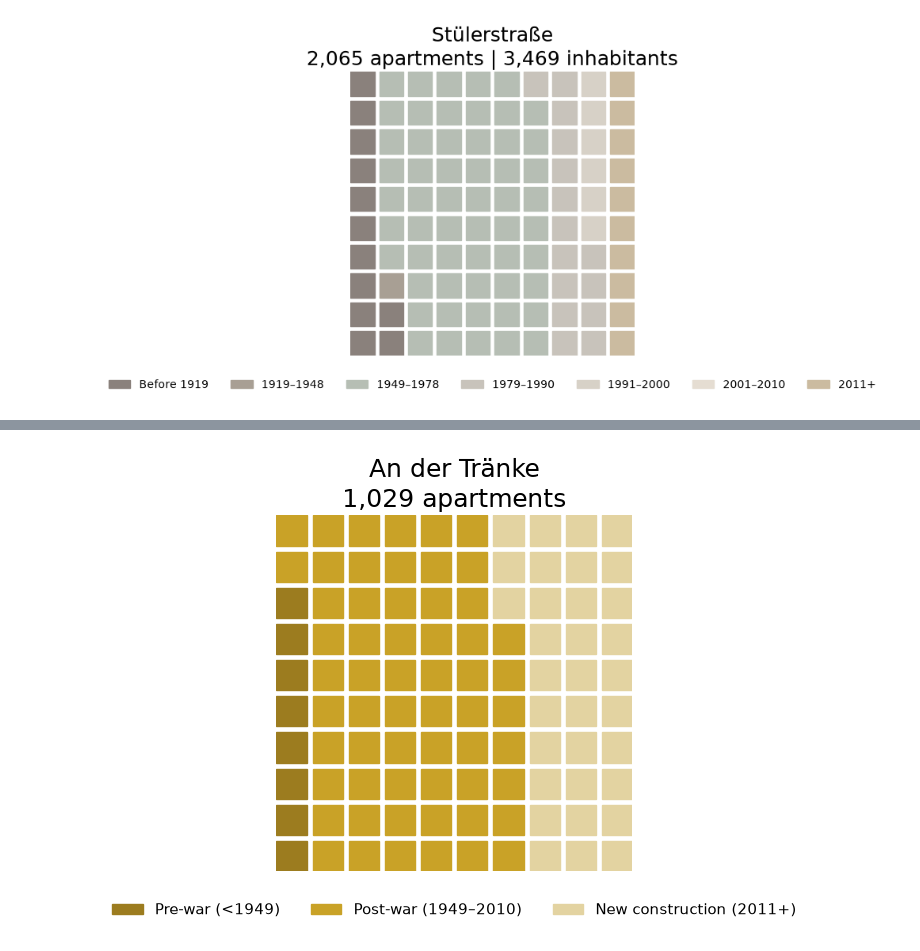
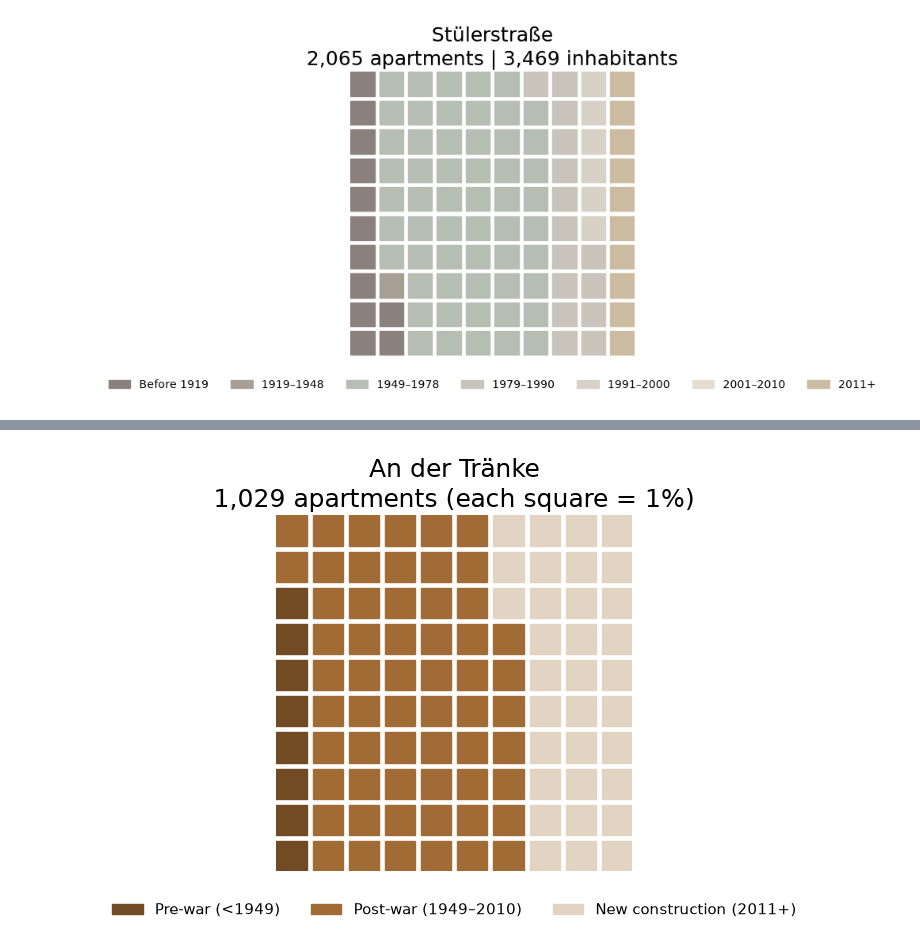
Before and after one commit to mshlg/capstone-kiezkeeper, a Jupyter notebook: notebooks/EDA/plots_kiez_profile.ipynb, the cells around one changed output, grey strips where cells are left out. Drawn from its saved outputs; the diff is of its cells as text; code cells hidden in the pictures.

```diff
--- a/notebooks/EDA/plots_kiez_profile.ipynb
+++ b/notebooks/EDA/plots_kiez_profile.ipynb
@@ -791,35 +739,35 @@ data = {
     "Post-war (1949–2010)": values[1],
     "New construction (2011+)": values[2],
 }
 
 # -----------------------------
 # Plot waffle chart
 # -----------------------------
 plt.figure(
     FigureClass=Waffle,
     rows=10,
     values=data,
     colors=[
-    "#9C7C1F",  # darkest ochre
-    "#C9A227",  # your existing real estate color
-    "#E3D3A1",  # light sand
+    "#704B24",  # darkest -- shade of real estate color
+    "#A06B34",  # real estate dimension color
+    "#E3D3C2",  # light tint of real estate color
 ],
     title={
-        "label": f"{plr_name}\n{n_apartments:,} apartments",
+        "label": f"{plr_name}\n{n_apartments:,} apartments (each square = 1%)",
         "loc": "center",
         "fontsize": 18,
     },
     legend={
         "loc": "upper center",
         "bbox_to_anchor": (0.5, -0.05),
         "ncol": 3,
         "framealpha": 0,
         "fontsize": 11,
     },
     figsize=(8, 5),
 )
 
 plt.tight_layout()
 plt.show()
 # %% [output]
-[figure, old version]
+[figure, new version]
```
Also changed, not shown: parts of 6 cells of this notebook.
